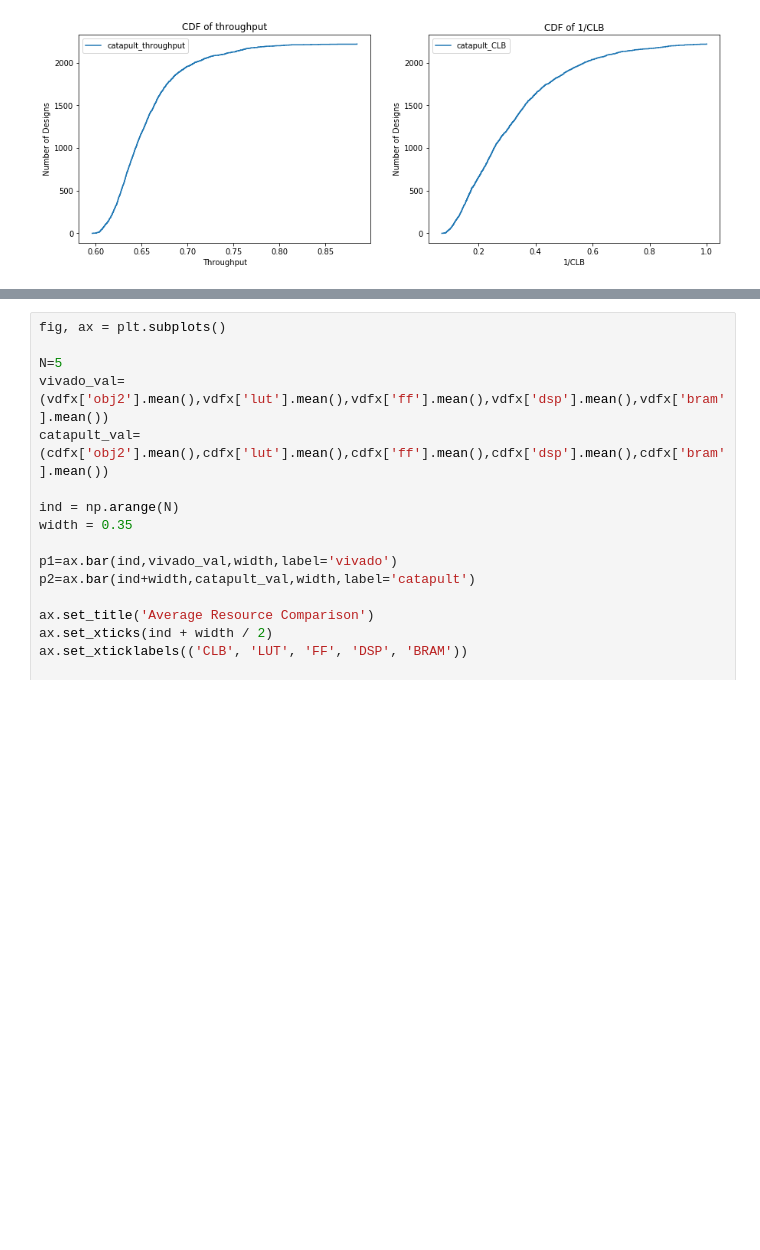
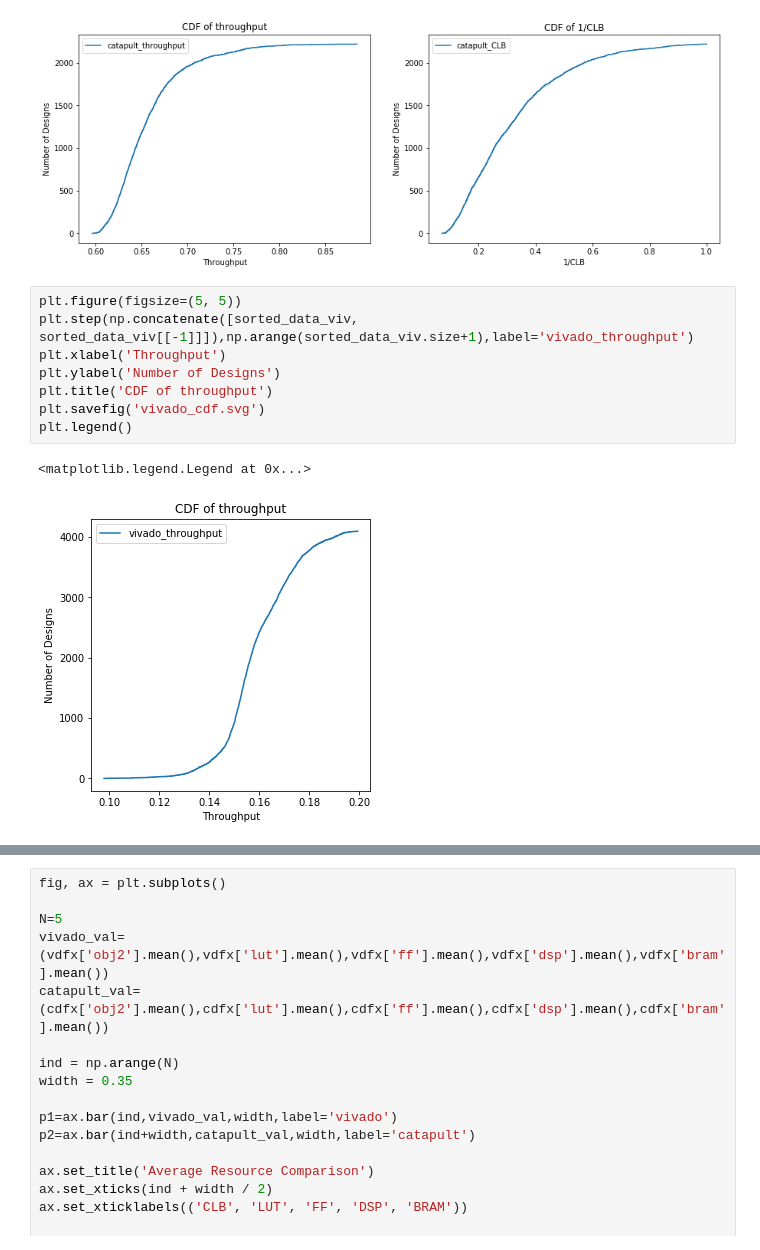
Before and after one commit to KastnerRG/Spector-HLS, a Jupyter notebook: dct/results/postproc/dct_postproc.ipynb, the cells around one changed output, grey strips where cells are left out. Saved outputs shown, nothing was run; the diff lists cells and outputs as text; blank space fills up the shorter version.

```diff
--- a/dct/results/postproc/dct_postproc.ipynb
+++ b/dct/results/postproc/dct_postproc.ipynb
@@ -97,4 +97,15 @@ plt.legend()
 # %% [output]
 <matplotlib.legend.Legend at 0x...>
 [figure]
+# %%
+plt.figure(figsize=(5, 5))
+plt.step(np.concatenate([sorted_data_viv, sorted_data_viv[[-1]]]),np.arange(sorted_data_viv.size+1),label='vivado_throughput')
+plt.xlabel('Throughput')
+plt.ylabel('Number of Designs')
+plt.title('CDF of throughput')
+plt.savefig('vivado_cdf.svg')
+plt.legend()
+# %% [output]
+<matplotlib.legend.Legend at 0x...>
+[figure, added]
 # %%
```
Also changed, not shown: parts of 1 cell of this notebook, 2 other files.
